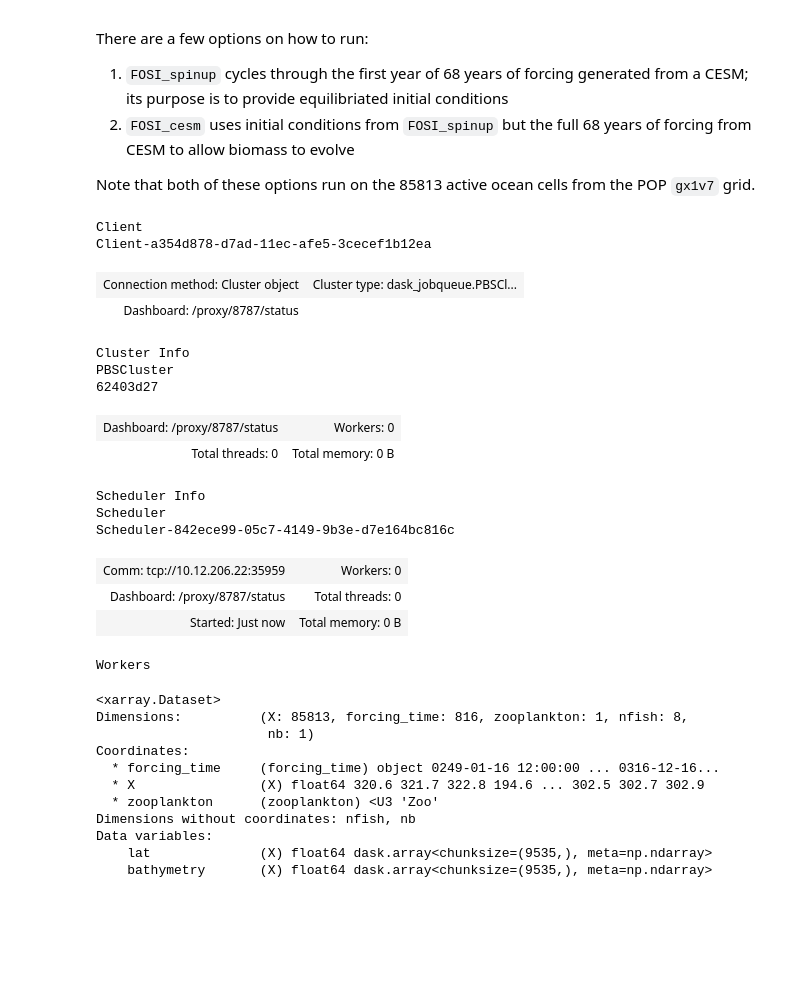
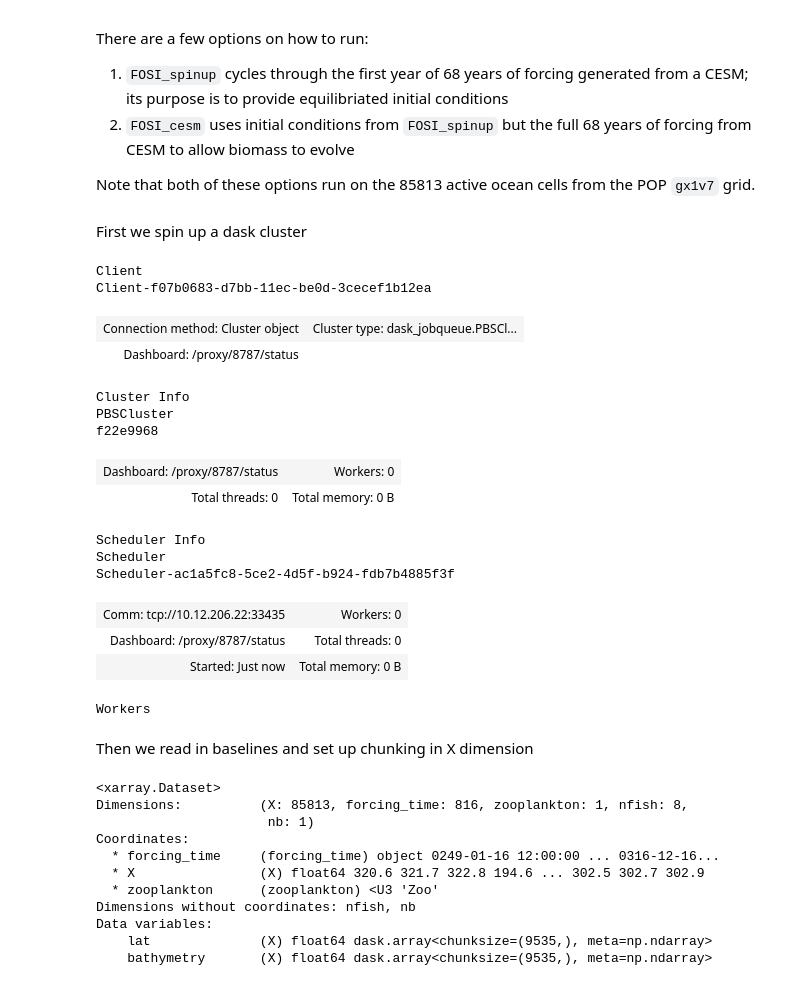
Before and after one commit to marbl-ecosys/feisty, a Jupyter notebook: docs/matlab-comparison with dask take2.ipynb, the cells around one changed output. Drawn from its saved outputs; the diff is of its cells as text; code cells hidden in the pictures; blank space fills up the shorter version.

```diff
--- a/docs/matlab-comparison with dask take2.ipynb
+++ b/docs/matlab-comparison with dask take2.ipynb
@@ -63,42 +60,49 @@ for matlab_script_loc in ['FOSI_cesm', 'FOSI_cesm_daily', 'FOSI_spinup']:
     # driver_config[matlab_script_loc]['plot_settings']['X'] = 15633  # large error in small classes
     # driver_config[matlab_script_loc]['plot_settings']['X'] = 11677  # large error in medium classes
     # driver_config[matlab_script_loc]['plot_settings']['X'] = 76989  # large error in benthic
+# %% [markdown]
+<!-- ## Run the model -->
+
+First we spin up a dask cluster
 # %%
 if driver_config[matlab_script]['num_chunks'] > 1:
+    ncores = np.minimum(driver_config[matlab_script]['num_chunks'], 9)
     dask.config.set({'distributed.dashboard.link': '/proxy/{port}/status'})
-    dask.config.set({"distributed.comm.timeouts.tcp": "180s"})
-    dask.config.set({"distributed.comm.timeouts.connect": "180s"})
+    # dask.config.set({"distributed.comm.timeouts.tcp": "180s"})
+    # dask.config.set({"distributed.comm.timeouts.connect": "180s"})
     cluster = PBSCluster(
-        cores=36,
         memory='300 GB',
-        processes=np.minimum(driver_config[matlab_script]['num_chunks'], 9),
+        processes=ncores,
+        cores=ncores,
         queue='casper',
         walltime='1:00:00',
         resource_spec='select=1:ncpus=36:mem=300GB',
     )
 
     cluster.scale(1)
     client = Client(cluster)
 else:
     client = None
 client
 # %% [output]
 Client
-Client-a354d878-d7ad-11ec-afe5-3cecef1b12ea
+Client-f07b0683-d7bb-11ec-be0d-3cecef1b12ea
 | Connection method: Cluster object | Cluster type: dask_jobqueue.PBSCl... |
 | Dashboard: /proxy/8787/status |  |
 Cluster Info
 PBSCluster
-62403d27
+f22e9968
 | Dashboard: /proxy/8787/status | Workers: 0 |
 | Total threads: 0 | Total memory: 0 B |
 Scheduler Info
 Scheduler
-Scheduler-842ece99-05c7-4149-9b3e-d7e164bc816c
+Scheduler-ac1a5fc8-5ce2-4d5f-b924-fdb7b4885f3f
-| Comm: tcp://10.12.206.22:35959 | Workers: 0 |
+| Comm: tcp://10.12.206.22:33435 | Workers: 0 |
 | Dashboard: /proxy/8787/status | Total threads: 0 |
 | Started: Just now | Total memory: 0 B |
 Workers
+# %% [markdown]
+Then we read in baselines and set up chunking in X dimension
 # %%
 baselines_from_nc = xr.open_dataset(
     f'../matlab_baselines/{driver_config[matlab_script]["baseline"]}'
```
Also changed, not shown: parts of 8 cells of this notebook, 3 other files.
